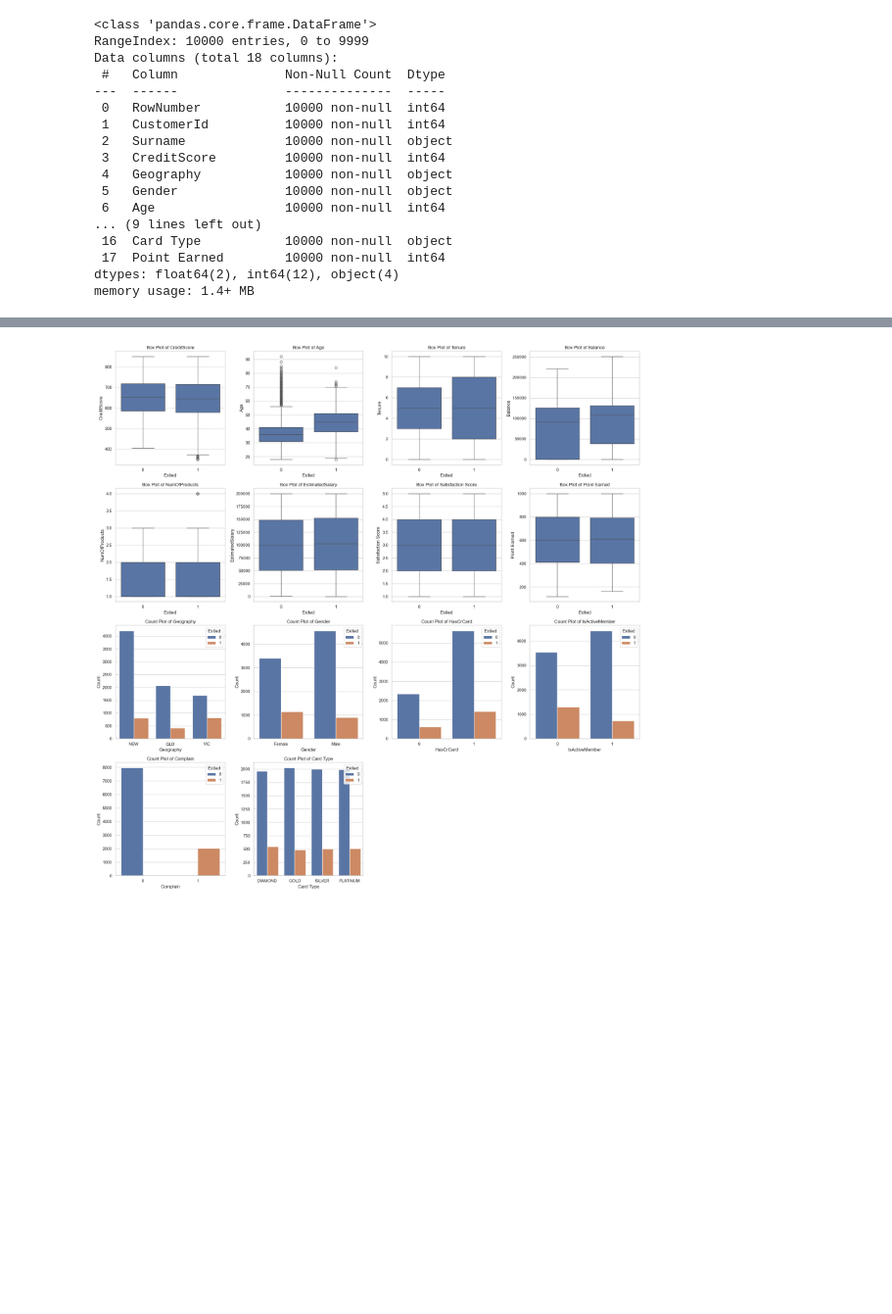
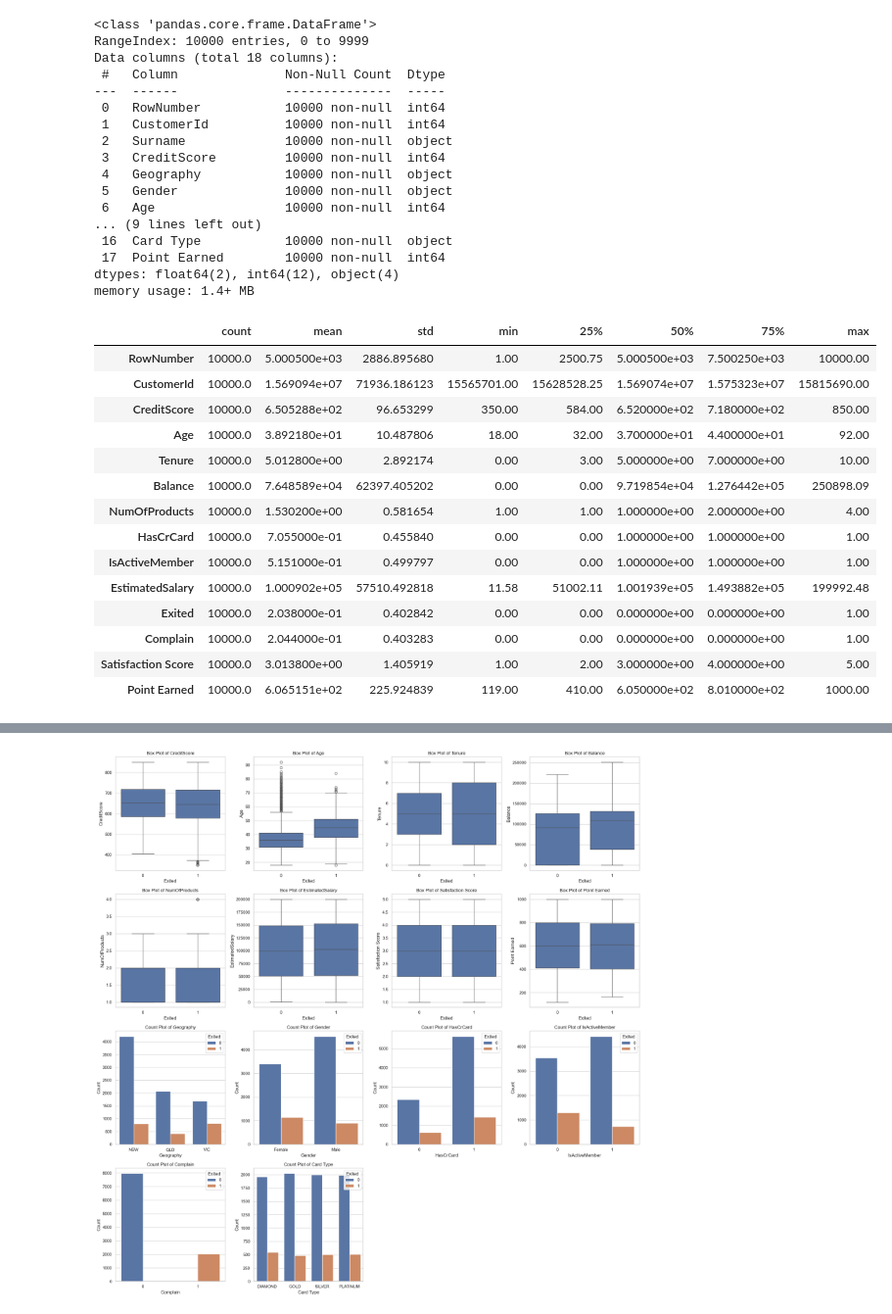
Before and after one commit to structuredcreations/Investment_Selector, a Jupyter notebook: _0_Mentum_Assignment.ipynb, the cells around one changed output, grey strips where cells are left out. Shown at 98% size. Cells and saved outputs as stored; diff of their text form; code cells hidden in the pictures; blank space fills up the shorter version.

```diff
--- a/_0_Mentum_Assignment.ipynb
+++ b/_0_Mentum_Assignment.ipynb
@@ -7,34 +7,52 @@ import numpy as np
 import seaborn as sns
 
 
-# df = pd.read_csv('https://www.asx.com.au/asx/research/ASXListedCompanies.csv',skiprows=1)
+# Adjust pandas display options
+pd.set_option('display.max_columns', None)  # Show all columns
+pd.set_option('display.expand_frame_repr', False)  # Prevent truncation
 
 
 df = pd.read_csv('/Users/joezhou/Downloads/Mentum Assignment Data/Customer-churn-records.csv',sep=",")
 # %%
 # Part 2
 # Calculate basic statistical measures such as mean, median, mode, and percentiles for each attribute.
 
-# df_stat = df.describe().T
-# print(df_stat)
+# identify variable types and records
+df.info()
 
-df.info()
+# basic statistics
+df.describe().T
 # %% [output]
 <class 'pandas.core.frame.DataFrame'>
 RangeIndex: 10000 entries, 0 to 9999
 Data columns (total 18 columns):
  #   Column              Non-Null Count  Dtype
 ---  ------              --------------  -----
  0   RowNumber           10000 non-null  int64
  1   CustomerId          10000 non-null  int64
  2   Surname             10000 non-null  object
  3   CreditScore         10000 non-null  int64
  4   Geography           10000 non-null  object
  5   Gender              10000 non-null  object
  6   Age                 10000 non-null  int64
 ... (9 lines left out)
  16  Card Type           10000 non-null  object
  17  Point Earned        10000 non-null  int64
 dtypes: float64(2), int64(12), object(4)
 memory usage: 1.4+ MB
+|  | count | mean | std | min | 25% | 50% | 75% | max |
+| RowNumber | 10000.0 | 5.000500e+03 | 2886.895680 | 1.00 | 2500.75 | 5.000500e+03 | 7.500250e+03 | 10000.00 |
+| CustomerId | 10000.0 | 1.569094e+07 | 71936.186123 | 15565701.00 | 15628528.25 | 1.569074e+07 | 1.575323e+07 | 15815690.00 |
+| CreditScore | 10000.0 | 6.505288e+02 | 96.653299 | 350.00 | 584.00 | 6.520000e+02 | 7.180000e+02 | 850.00 |
+| Age | 10000.0 | 3.892180e+01 | 10.487806 | 18.00 | 32.00 | 3.700000e+01 | 4.400000e+01 | 92.00 |
+| Tenure | 10000.0 | 5.012800e+00 | 2.892174 | 0.00 | 3.00 | 5.000000e+00 | 7.000000e+00 | 10.00 |
+| Balance | 10000.0 | 7.648589e+04 | 62397.405202 | 0.00 | 0.00 | 9.719854e+04 | 1.276442e+05 | 250898.09 |
+| NumOfProducts | 10000.0 | 1.530200e+00 | 0.581654 | 1.00 | 1.00 | 1.000000e+00 | 2.000000e+00 | 4.00 |
+| HasCrCard | 10000.0 | 7.055000e-01 | 0.455840 | 0.00 | 0.00 | 1.000000e+00 | 1.000000e+00 | 1.00 |
+| IsActiveMember | 10000.0 | 5.151000e-01 | 0.499797 | 0.00 | 0.00 | 1.000000e+00 | 1.000000e+00 | 1.00 |
+| EstimatedSalary | 10000.0 | 1.000902e+05 | 57510.492818 | 11.58 | 51002.11 | 1.001939e+05 | 1.493882e+05 | 199992.48 |
+| Exited | 10000.0 | 2.038000e-01 | 0.402842 | 0.00 | 0.00 | 0.000000e+00 | 0.000000e+00 | 1.00 |
+| Complain | 10000.0 | 2.044000e-01 | 0.403283 | 0.00 | 0.00 | 0.000000e+00 | 0.000000e+00 | 1.00 |
+| Satisfaction Score | 10000.0 | 3.013800e+00 | 1.405919 | 1.00 | 2.00 | 3.000000e+00 | 4.000000e+00 | 5.00 |
+| Point Earned | 10000.0 | 6.065151e+02 | 225.924839 | 119.00 | 410.00 | 6.050000e+02 | 8.010000e+02 | 1000.00 |
 # %%
```
Also changed, not shown: parts of 6 cells of this notebook.
